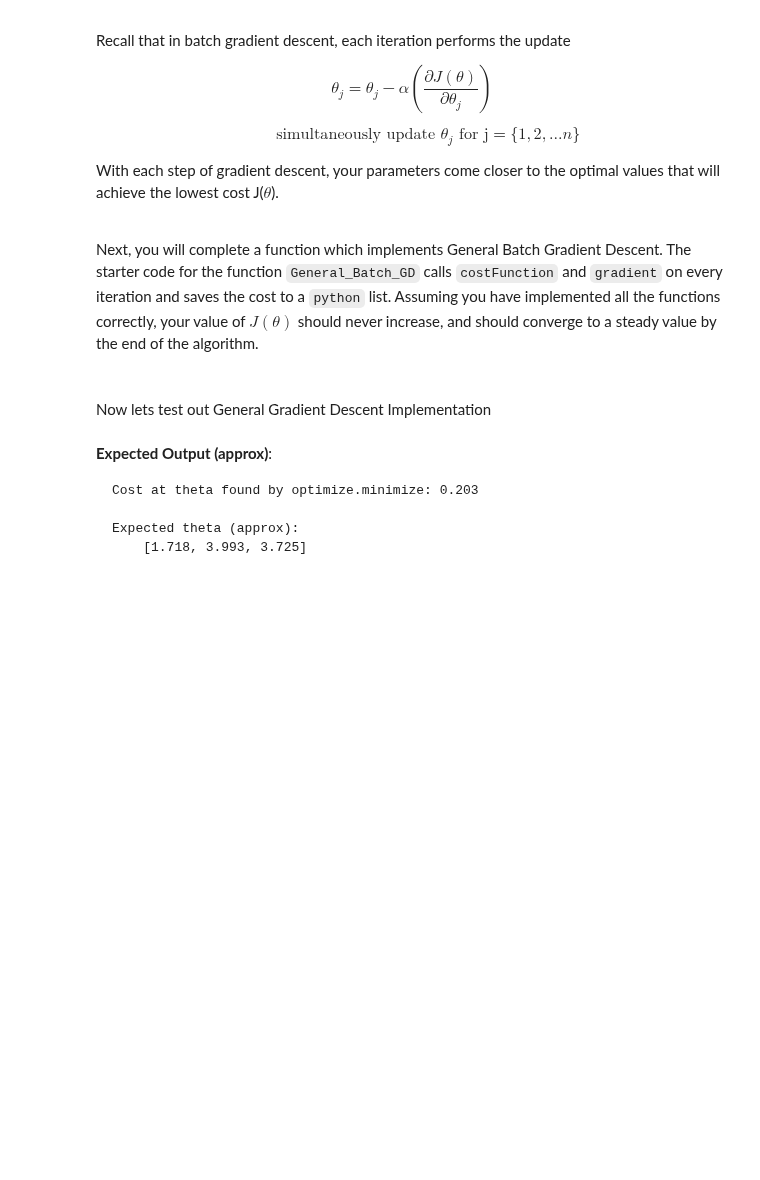
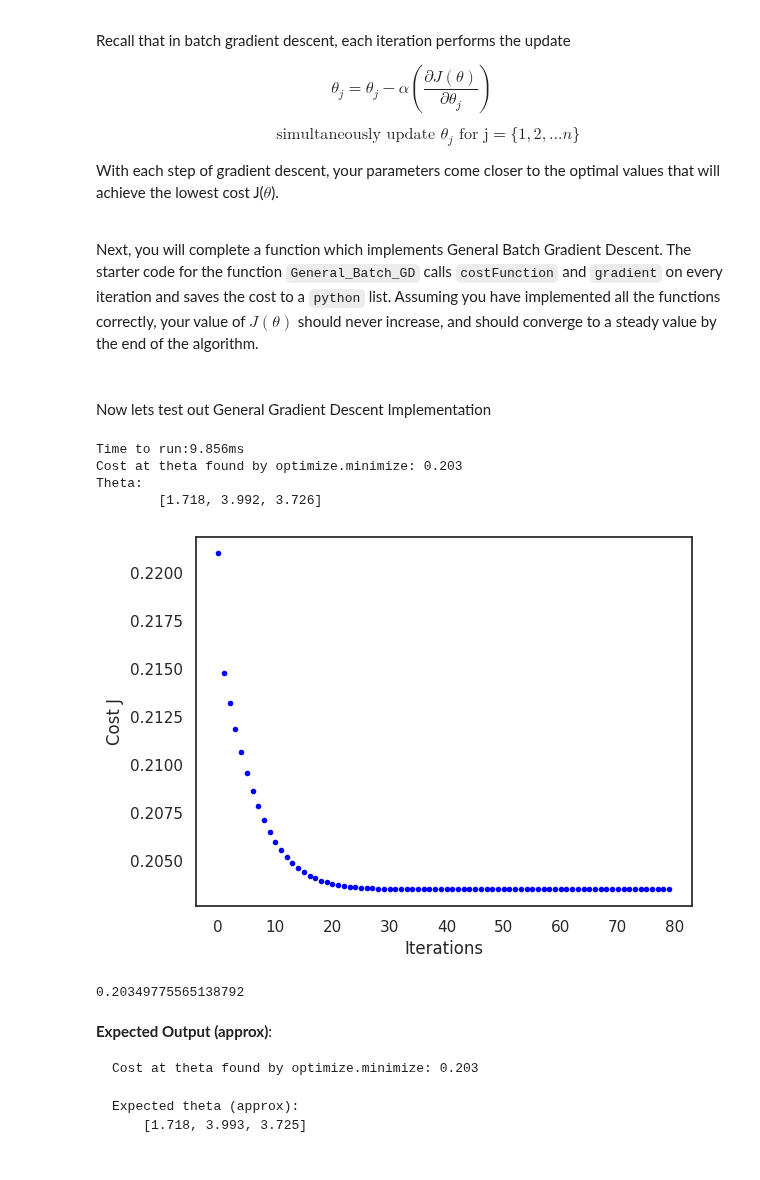
Before and after one commit to lopezbec/intro_python_notebooks, a Jupyter notebook: LogRegression_Regularized_Implementation.ipynb, the cells around one changed output. Cells and saved outputs as stored; diff of their text form; code cells hidden in the pictures; blank space fills up the shorter version.

```diff
--- a/LogRegression_Regularized_Implementation.ipynb
+++ b/LogRegression_Regularized_Implementation.ipynb
@@ -390,42 +424,49 @@ def General_Batch_GD(X, y, theta, alpha, num_iters, costFunction,gradient):
 # %% [markdown]
 Now lets test out General Gradient Descent Implementation
 # %%
-# Lets try our code with T=1000
 initial_theta = np.zeros(X.shape[1])
 
 
 tic = time.process_time()
-###======= START CODE HERE========== ###
-iterations = 80
-alpha = 21
+###======= START CODE HERE==========  (≈ 10 lines of code)###
 
-#Lets scale using StandardScaler() to undertand how it workd
-std_scaler = StandardScaler()
-#Dont Scale the bias term
-X_norm_nobias=std_scaler.fit_transform(data[:,0:2])
-#Now add the bias
-X_norm = np.c_[np.ones((data.shape[0],1)),X_norm_nobias]
 
-theta_GD, J_history = General_Batch_GD(X_norm, y, initial_theta, alpha, iterations, costFunction,gradient)
-cost_GD=costFunction(theta_GD, X_norm, y)
+
+
+
+
+
+
+
+
+
+
 ###========= END CODE HERE=========== ###
 toc = time.process_time()
 
 print("Time to run:"+str( round((1000*(toc - tic)),3)) + "ms")
 print('Cost at theta found by optimize.minimize: {:.3f}'.format(cost_GD))
 
 
 print('Theta:')
 print('\t[{:.3f}, {:.3f}, {:.3f}]'.format(*theta_GD))
 
 
 # theta for minimized cost J
 plt.plot(J_history, "b.")
 # #plt.xlim(xmin=0.0)
 plt.ylabel('Cost J')
 plt.xlabel('Iterations');
+# %% [output]
+Time to run:9.856ms
+Cost at theta found by optimize.minimize: 0.203
+Theta:
+        [1.718, 3.992, 3.726]
+[figure, added]
 # %%
 cost_GD
+# %% [output]
+0.20349775565138792
 # %% [markdown]
 **Expected Output (approx)**:
 
```
Also changed, not shown: parts of 25 cells of this notebook.
